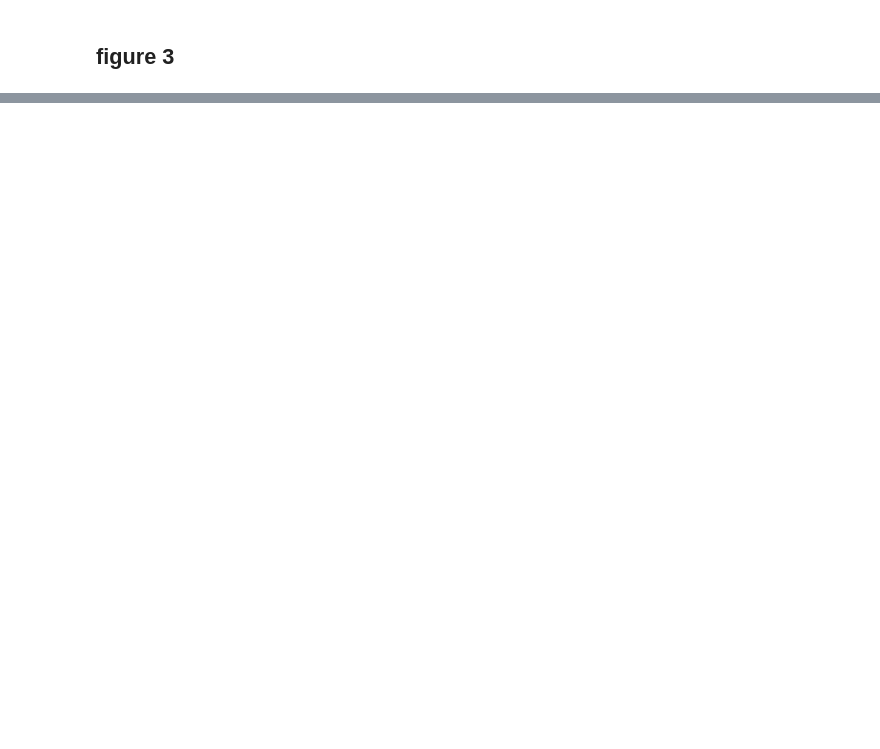
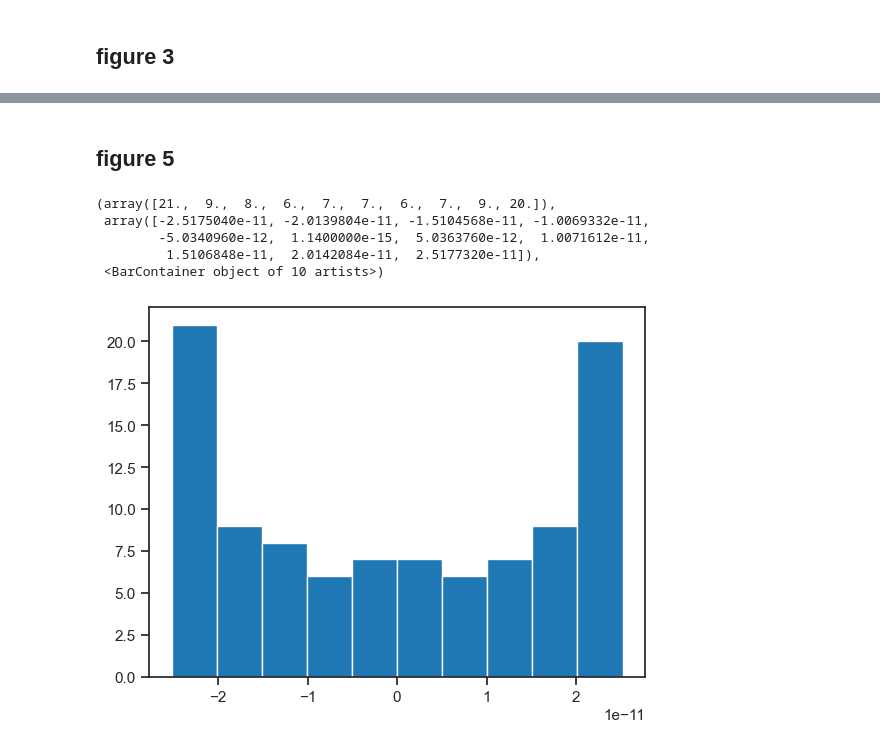
Before and after one commit to SagiMeir/Simulations4Beginners, a Jupyter notebook: getting_started.ipynb, the cells around one changed output, grey strips where cells are left out. Drawn from its saved outputs; the diff is of its cells as text; code cells hidden in the pictures; blank space fills up the shorter version.

```diff
--- a/getting_started.ipynb
+++ b/getting_started.ipynb
@@ -107,0 +137,13 @@ plt.legend()
+# %% [markdown]
+## figure 5
+# %%
+df = pd.read_csv("momenta.log",sep='\s+')
+
+plt.hist(df["MOMENTA_X"].values)
+# %% [output]
+(array([21.,  9.,  8.,  6.,  7.,  7.,  6.,  7.,  9., 20.]),
+ array([-2.5175040e-11, -2.0139804e-11, -1.5104568e-11, -1.0069332e-11,
+        -5.0340960e-12,  1.1400000e-15,  5.0363760e-12,  1.0071612e-11,
+         1.5106848e-11,  2.0142084e-11,  2.5177320e-11]),
+ <BarContainer object of 10 artists>)
+[figure, added]
```
Also changed, not shown: parts of 9 cells of this notebook, 2 other files.
